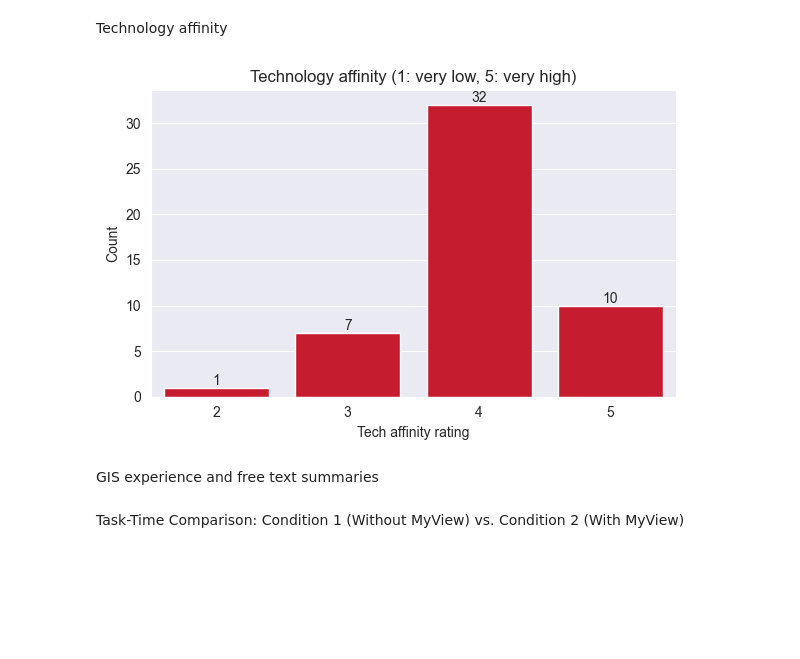
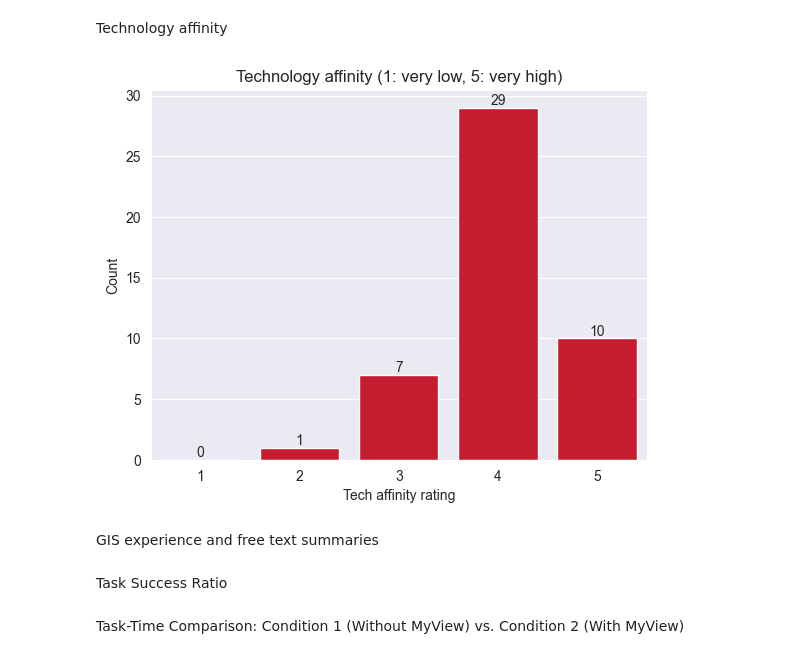
Before and after one commit to pinkstegosaurus99/plot_visualization, a Jupyter notebook: plotting.ipynb, the cells around one changed output. Saved outputs shown, nothing was run; the diff lists cells and outputs as text; code cells hidden in the pictures; blank space fills up the shorter version.

```diff
--- a/plotting.ipynb
+++ b/plotting.ipynb
@@ -17,6 +17,14 @@ from pathlib import Path
 data_path = Path("results-survey558834_completed.csv")
 full_data = pd.read_csv(data_path, low_memory=False)
 
+
+# ignorieren von failed attantion checks
+full_data = full_data[
+    ~full_data["Please paste your Prolific ID here:"]
+    .astype(str)
+    .isin(["668d382ea3dc675995db9ca9", "697cf77974b398d960ae50a0", "697a4bca3a9b41997e03bdaf"])
+]
+
 colours = ["#e2001a", "#0271bb", "#3b515b"]
 uhhpalette = sns.set_palette(sns.color_palette(colours))
 sns.set_style("darkgrid")
@@ -368,21 +534,28 @@ plt.show()
 # %% [markdown]
 Technology affinity
 # %%
-tech_counts = tech_affinity_data.value_counts().sort_index()
-plt.figure(figsize=(6, 4))
+tech_counts = (
+    tech_affinity_data
+    .value_counts()
+    .reindex([1, 2, 3, 4, 5], fill_value=0)
+    .sort_index()
+)
+
 ax = sns.barplot(x=tech_counts.index.astype(str), y=tech_counts.values, palette=uhhpalette)
 ax.set_title('Technology affinity (1: very low, 5: very high)')
 ax.set_xlabel('Tech affinity rating')
 ax.set_ylabel('Count')
 for p in ax.patches:
     ax.annotate(int(p.get_height()), (p.get_x() + p.get_width() / 2., p.get_height()), ha='center', va='bottom')
-plt.tight_layout()
+
 plt.savefig('images/tech_affinity_distribution.png', dpi=150)
 plt.show()
 # %% [output]
-[figure, old version]
+[figure, new version]
 # %% [markdown]
 GIS experience and free text summaries
+# %% [markdown]
+Task Success Ratio
 # %% [markdown]
 Task-Time Comparison: Condition 1 (Without MyView) vs. Condition 2 (With MyView)
 # %% [markdown]
```
Also changed, not shown: parts of 20 cells of this notebook, 3 other files.
